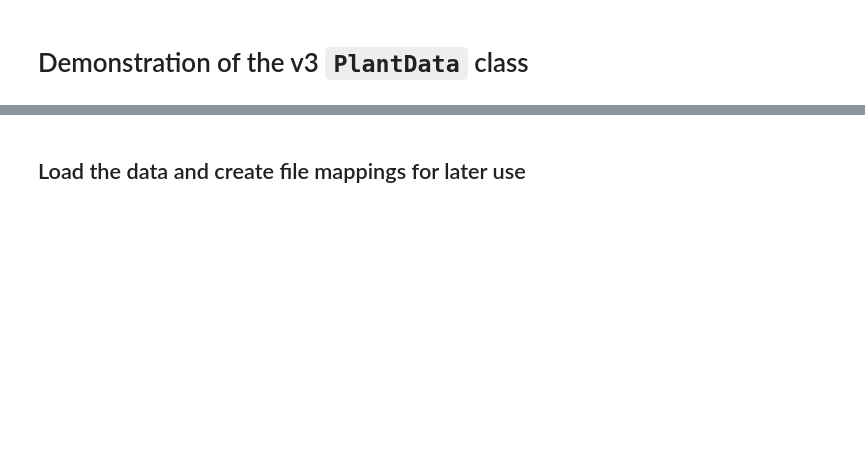
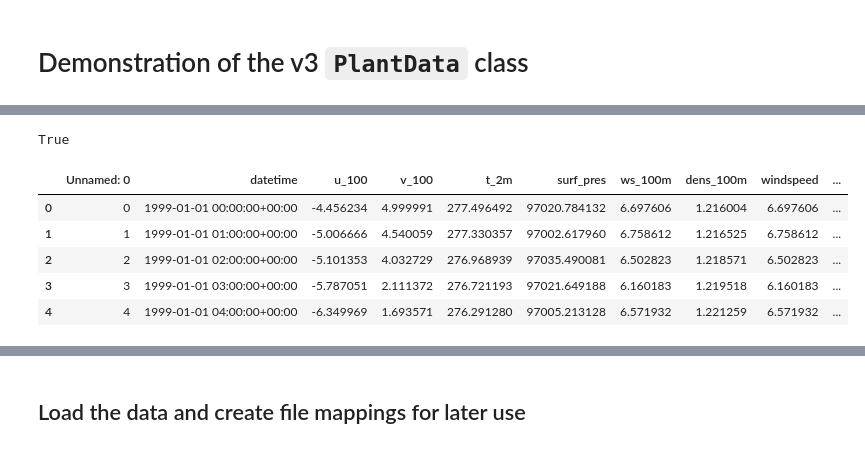
Before and after one commit to NREL/OpenOA, a Jupyter notebook: examples/00_v3_demonstration.ipynb, the cells around one changed output, grey strips where cells are left out. Drawn from its saved outputs; the diff is of its cells as text; code cells hidden in the pictures; blank space fills up the shorter version.

```diff
--- a/examples/00_v3_demonstration.ipynb
+++ b/examples/00_v3_demonstration.ipynb
@@ -11,0 +50,14 @@ from openoa.types.plant_v2 import PlantDataV3, PlantMetaData
+# %%
+def check_freq(actual_freq, desired_freq, exact):
+    if exact:
+        return actual_freq != desired_freq
+
+    if desired_freq is None:
+        return True
+
+    actual_freq = "".join(filter(str.isalpha, actual_freq))
+    return actual_freq in desired_freq
+
+check_freq("10T", frequency["scada"], exact=False)
+# %% [output]
+True
@@ -11,0 +71,9 @@ from openoa.types.plant_v2 import PlantDataV3, PlantMetaData
+# %%
+reanalysis_era5.head()
+# %% [output]
+|  | Unnamed: 0 | datetime | u_100 | v_100 | t_2m | surf_pres | ws_100m | dens_100m | windspeed | ... |
+| 0 | 0 | 1999-01-01 00:00:00+00:00 | -4.456234 | 4.999991 | 277.496492 | 97020.784132 | 6.697606 | 1.216004 | 6.697606 | ... |
+| 1 | 1 | 1999-01-01 01:00:00+00:00 | -5.006666 | 4.540059 | 277.330357 | 97002.617960 | 6.758612 | 1.216525 | 6.758612 | ... |
+| 2 | 2 | 1999-01-01 02:00:00+00:00 | -5.101353 | 4.032729 | 276.968939 | 97035.490081 | 6.502823 | 1.218571 | 6.502823 | ... |
+| 3 | 3 | 1999-01-01 03:00:00+00:00 | -5.787051 | 2.111372 | 276.721193 | 97021.649188 | 6.160183 | 1.219518 | 6.160183 | ... |
+| 4 | 4 | 1999-01-01 04:00:00+00:00 | -6.349969 | 1.693571 | 276.291280 | 97005.213128 | 6.571932 | 1.221259 | 6.571932 | ... |
```
Also changed, not shown: parts of 13 cells of this notebook.
